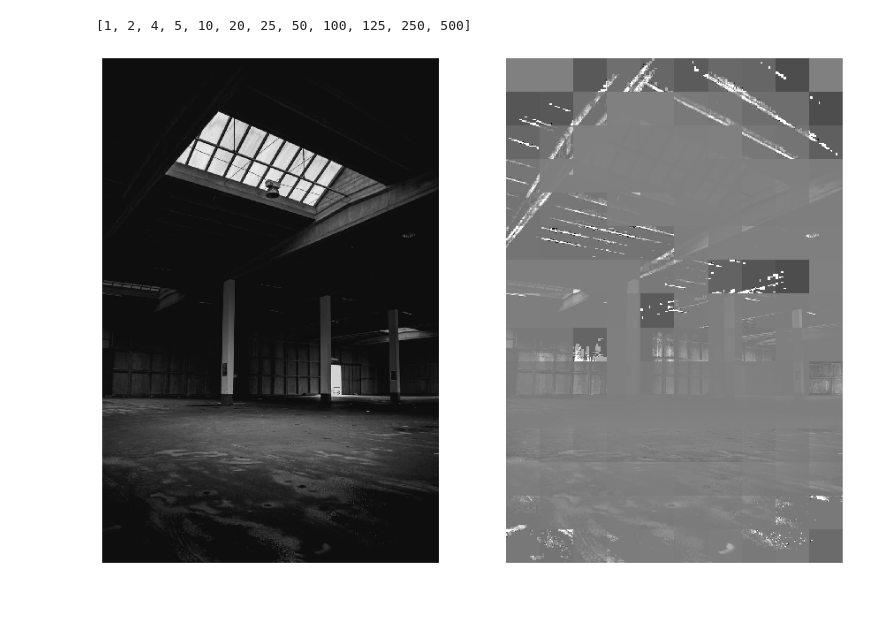
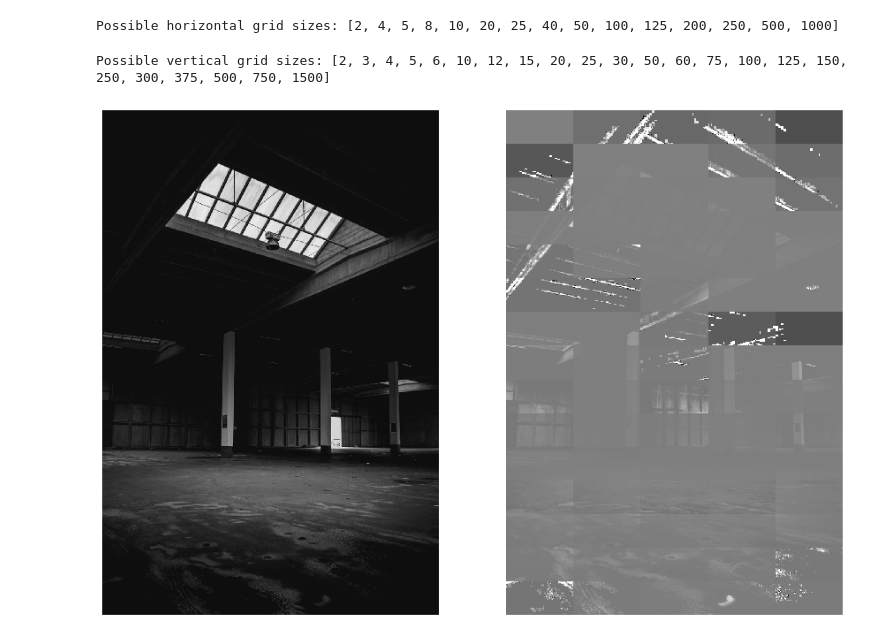
Before and after one commit to Helga-Helga/image-processing-and-recognition, a Jupyter notebook: lab2-local_normalization/vizualization.ipynb, the cells around one changed output. Saved outputs shown, nothing was run; the diff lists cells and outputs as text; code cells hidden in the pictures; blank space fills up the shorter version.

Commit message:
Allow rectangular grid

```diff
--- a/lab2-local_normalization/vizualization.ipynb
+++ b/lab2-local_normalization/vizualization.ipynb
@@ -26,27 +23,34 @@ input_image = array(rgb2gray(mpimg.imread("original_image.jpeg")), dtype=float64
 # %%
 integral_image = compute_integral_image(input_image)
 integral_image_square = compute_integral_image(input_image, 2)
-# %%
-grid_sizes = sorted(get_lists_intersection(get_factors(input_image.shape[0]), get_factors(input_image.shape[1])))
-grid_sizes
-# %% [output]
-[1, 2, 4, 5, 10, 20, 25, 50, 100, 125, 250, 500]
+# %%
+grid_sizes_h = get_factors(input_image.shape[1])
+print("Possible horizontal grid sizes")
+print(grid_sizes_h)
+# %% [output]
+Possible horizontal grid sizes: [2, 4, 5, 8, 10, 20, 25, 40, 50, 100, 125, 200, 250, 500, 1000]
+# %%
+grid_sizes_v = get_factors(input_image.shape[0])
+print("Possible vertical grid sizes")
+print(grid_sizes_v)
+# %% [output]
+Possible vertical grid sizes: [2, 3, 4, 5, 6, 10, 12, 15, 20, 25, 30, 50, 60, 75, 100, 125, 150, 250, 300, 375, 500, 750, 1500]
 # %%
-GRID_SIZE = 100
+GRID_SIZE_H = 200
+GRID_SIZE_V = 100
 NEW_MEAN = 128
 NEW_DISPERSION = 50
 
 fig = plt.figure(figsize=(15, 15))
 ax_orig = fig.add_subplot(121)
 ax_norm = fig.add_subplot(122)
 
 for ax in [ax_orig, ax_norm]:
     ax.set_axis_off()
 
 ax_orig.imshow(input_image, cmap="gray")
 normalized_image = normalize_image(
-    input_image, integral_image, integral_image_square, GRID_SIZE, NEW_MEAN, NEW_DISPERSION)
+    input_image, integral_image, integral_image_square, GRID_SIZE_H, GRID_SIZE_V, NEW_MEAN, NEW_DISPERSION)
 ax_norm.imshow(normalized_image, cmap="gray")
-fig.show()
 # %% [output]
-[figure, old version]
+[figure, new version]
```
Also changed, not shown: parts of 1 cell of this notebook, 3 other files.
